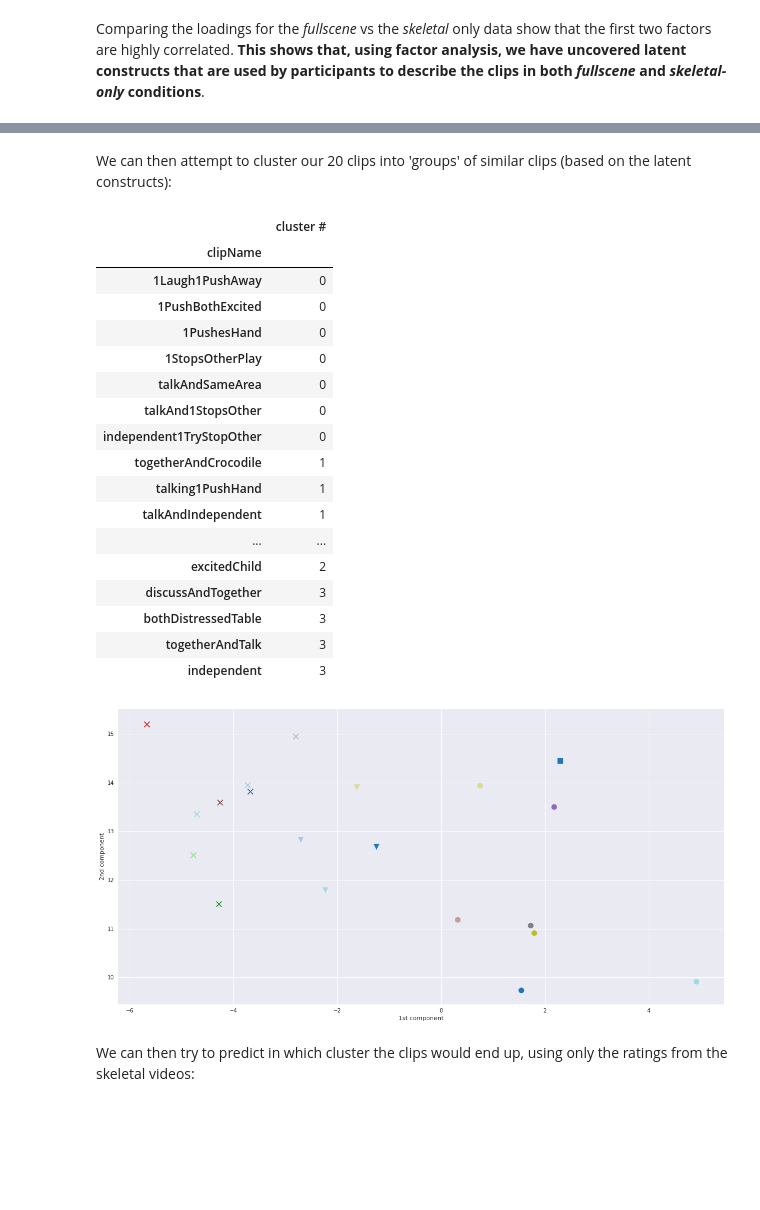
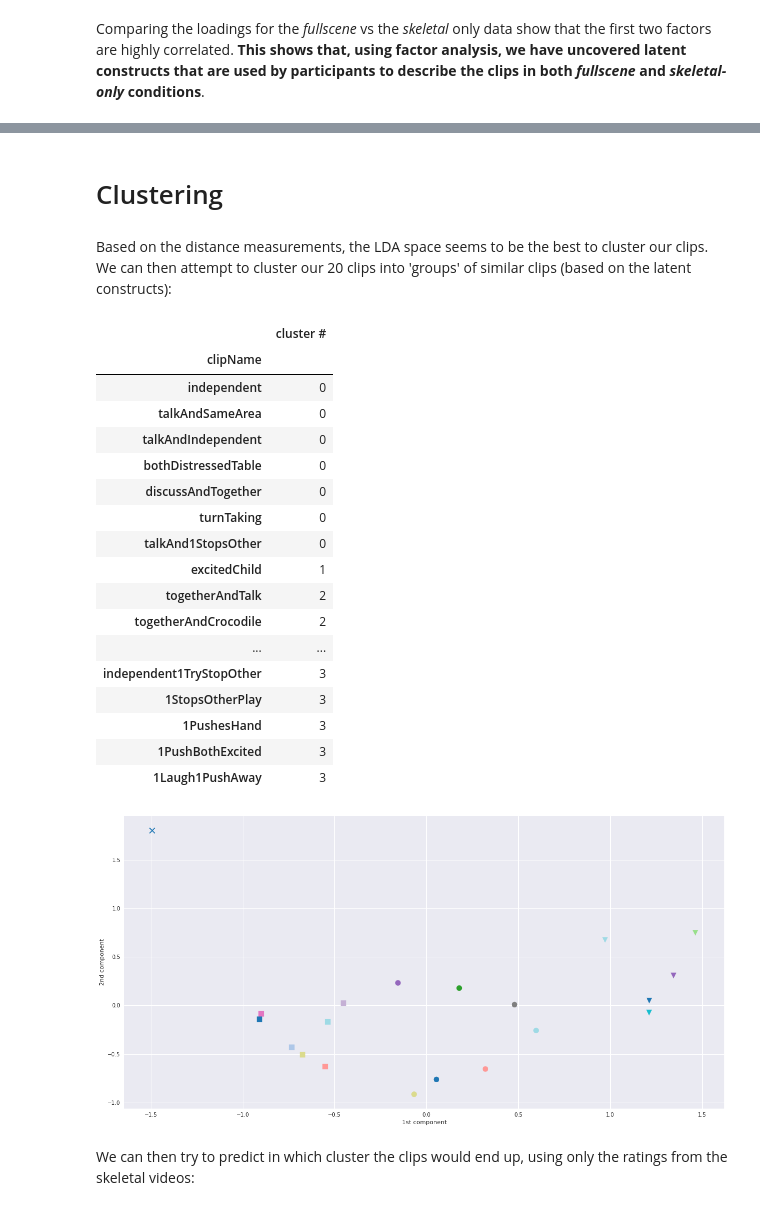
Before and after one commit to severin-lemaignan/pinsoro-kinematics, a Jupyter notebook: classification.ipynb, the cells around one changed output, grey strips where cells are left out. Saved outputs shown, nothing was run; the diff lists cells and outputs as text; code cells hidden in the pictures; blank space fills up the shorter version.

Commit message:
Added distances in EFA space + use LDA for clustering

```diff
--- a/classification.ipynb
+++ b/classification.ipynb
@@ -368,39 +399,42 @@ plot_embedding(skel_efa, skel_labels,skel_means_efa, skel_means.index, title="EF
+# %% [markdown]
+# Clustering
 # %% [markdown]
+Based on the distance measurements, the LDA space seems to be the best to cluster our clips.
 We can then attempt to cluster our 20 clips into 'groups' of similar clips (based on the latent constructs):
 # %%
 from sklearn.cluster import KMeans
 
-# kMeans clustering after projecting our clips in the EFA-space
-fullscene_clustering_data=fullscene_means_efa
+# kMeans clustering after projecting our clips in the LDA-space
+fullscene_clustering_data=fullscene_means_lda
 
 nb_clusters=4
 
 fullscene_kmeans_model = KMeans(n_clusters=nb_clusters, random_state=0).fit(fullscene_clustering_data)
 fullscene_kmeans = fullscene_kmeans_model.predict(fullscene_clustering_data)
 
 plot_embedding(fullscene_clustering_data,fullscene_means.index,clusters=fullscene_kmeans, three_d=False)
 
 pd.DataFrame(fullscene_kmeans, index=fullscene_means.index, columns=["cluster #"]).sort_values(by="cluster #")
 # %% [output]
 |  | cluster # |
 | clipName |  |
-| 1Laugh1PushAway | 0 |
-| 1PushBothExcited | 0 |
-| 1PushesHand | 0 |
-| 1StopsOtherPlay | 0 |
+| independent | 0 |
 | talkAndSameArea | 0 |
+| talkAndIndependent | 0 |
+| bothDistressedTable | 0 |
+| discussAndTogether | 0 |
+| turnTaking | 0 |
 | talkAnd1StopsOther | 0 |
-| independent1TryStopOther | 0 |
-| togetherAndCrocodile | 1 |
-| talking1PushHand | 1 |
-| talkAndIndependent | 1 |
+| excitedChild | 1 |
+| togetherAndTalk | 2 |
+| togetherAndCrocodile | 2 |
 | ... | ... |
-| excitedChild | 2 |
-| discussAndTogether | 3 |
-| bothDistressedTable | 3 |
-| togetherAndTalk | 3 |
-| independent | 3 |
+| independent1TryStopOther | 3 |
+| 1StopsOtherPlay | 3 |
+| 1PushesHand | 3 |
+| 1PushBothExcited | 3 |
+| 1Laugh1PushAway | 3 |
-[figure, old version]
+[figure, new version]
 # %% [markdown]
 We can then try to predict in which cluster the clips would end up, using only the ratings from the skeletal videos:
 # %%
```
Also changed, not shown: parts of 14 cells of this notebook.
